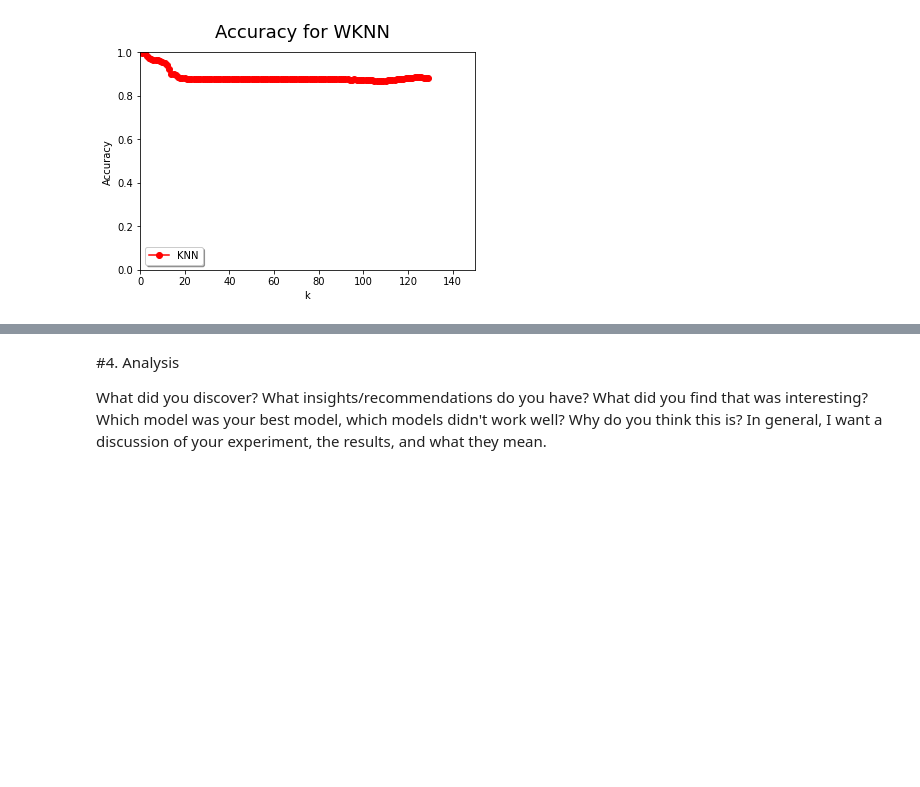
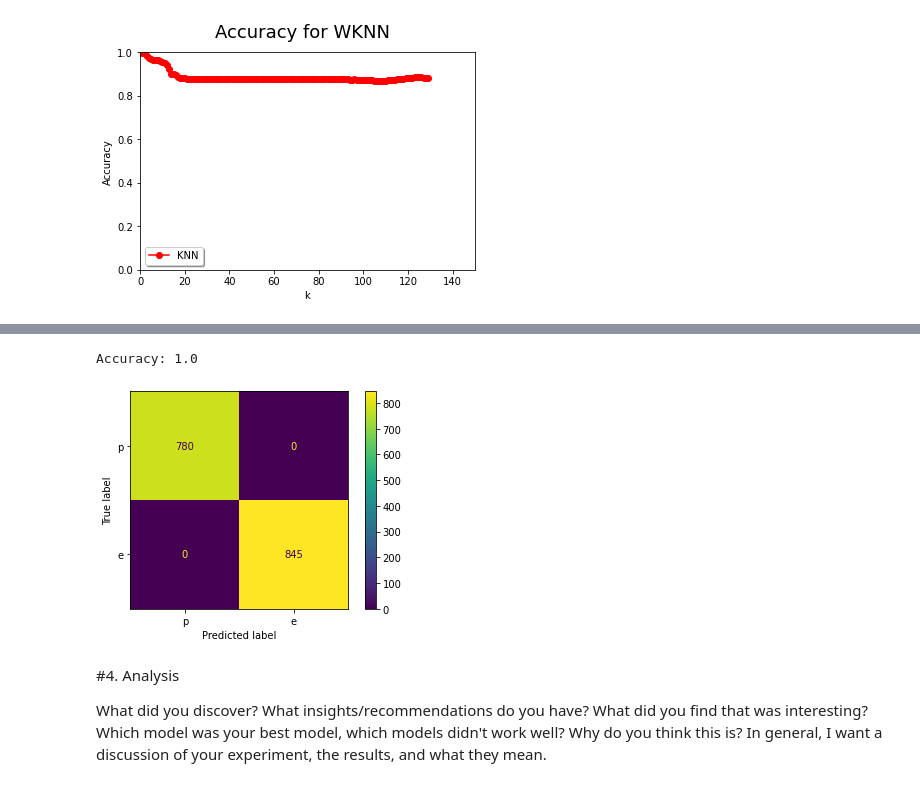
Before and after one commit to j23-cs167/project-2-nickwharff, a Jupyter notebook: Project2_wharff.ipynb, the cells around one changed output, grey strips where cells are left out. Drawn from its saved outputs; the diff is of its cells as text; code cells hidden in the pictures; blank space fills up the shorter version.

```diff
--- a/Project2_wharff.ipynb
+++ b/Project2_wharff.ipynb
@@ -177,3 +207,25 @@ TypeError: ignored
+# %%
+#Default Perceptron
+
+from sklearn.linear_model import Perceptron
+
+perc = Perceptron()
+perc.fit(train_data, train_sln)
+per_predictions = perc.predict(test_data)
+accuracy3 = metrics.accuracy_score(per_predictions, test_sln)
+
+print('Accuracy:', accuracy3)
+
+conf_mat3 = metrics.confusion_matrix(test_sln, per_predictions, labels=vals)
+
+
+#display
+disp = ConfusionMatrixDisplay(confusion_matrix=conf_mat3,display_labels=vals)
+disp.plot()
+plt.show()
+# %% [output]
+Accuracy: 1.0
+[figure, added]
 # %% [markdown]
 #4. Analysis
 
```
Also changed, not shown: parts of 11 cells of this notebook.
